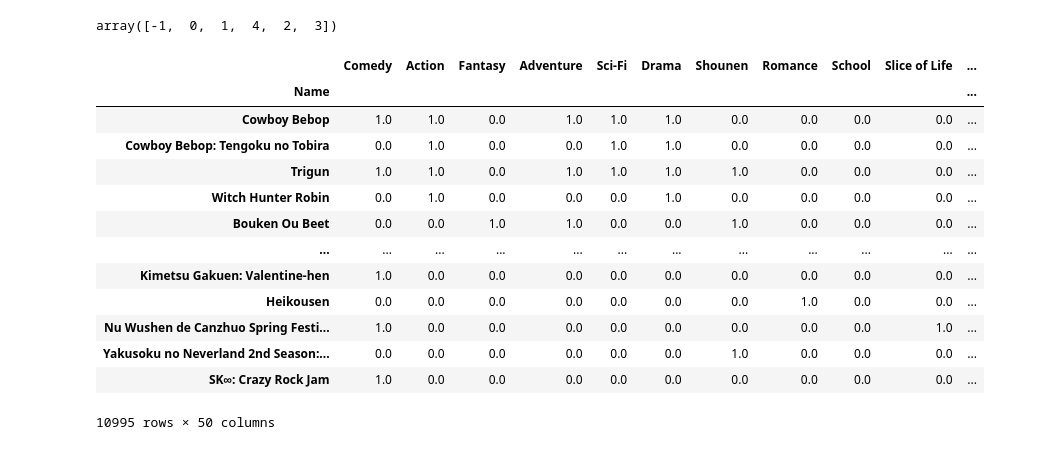
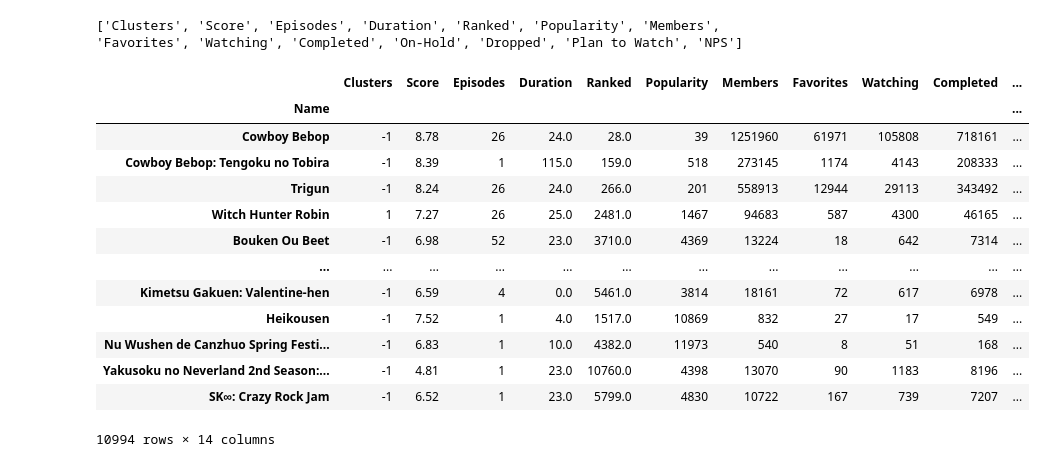
Before and after one commit to 1dimadim1/-PyLearn, a Jupyter notebook: HW2/HW2/HW2.2.ipynb, the cells around one changed output. Cells and saved outputs as stored; diff of their text form; code cells hidden in the pictures.

Commit message:
ENH: finalize clustering

```diff
--- a/HW2/HW2/HW2.2.ipynb
+++ b/HW2/HW2/HW2.2.ipynb
@@ -295,5 +378 @@ max     0.979055   0.416385       0.330833       3.0
-# %%
-norm_df['Clusters'].unique()
-# %% [output]
-array([-1,  0,  1,  4,  2,  3])
 # %%
@@ -329,37 +385,56 @@ genres.set_index('Name', inplace=True)
 genres.drop(columns = ['Genres'], inplace = True)
 genres.drop(columns = ['Score'], inplace = True)
 # %%
-for column in norm_df.columns.values:
-    genres[column] = norm_df[column]
+genres["Clusters"] = norm_df[column]
+for column in sorted_.columns.values:
+    genres[column] = sorted_[column]
+genres.drop(columns = ['Genres'], inplace = True)
 # %%
 new_df = sorted_.Genres.str.split(', ', expand=True).stack().value_counts().reset_index()
+#  new_df['Name'] =
+# new_df.columns = ['Name', 'Frequency']
+# # pd.set_option('display.max_rows', 15)
 
-new_df.columns = ['Name', 'Frequency']
-# pd.set_option('display.max_rows', 15)
-
-genresNames = new_df['Name']
-
-new_df.sort_values(by=['Frequency'], ascending=False)
-genres = pd.DataFrame(new_df['Name'])
-genres.set_index('Name', inplace=True)
-genres= genres.T
-genres[['Name', 'Genres', 'Score']] = sorted_[['Name', 'Genres', 'Score']]
-genres.set_index('Name', inplace=True)
+genresNames = new_df['index'].values
+notgenresNames = [item for item in genres.columns.values if item not in genresNames]
+# if 'Comedy' in genresNames:
+#     print(0)
+# for col in genresNames:
+#     if col in genres.columns:
+#         print(col)
+# for col in genres.columns:
+#     if col not in genresNames:
+#         print(col)
 # print(genres.columns.values)
+# print(genresNames)
+print(notgenresNames)
+# new_df
+# new_df.sort_values(by=['Frequency'], ascending=False)
+# genres = pd.DataFrame(new_df['Name'])
+# genres.set_index('Name', inplace=True)
+# genres= genres.T
+# genres[['Name', 'Genres', 'Score']] = sorted_[['Name', 'Genres', 'Score']]
+# genres.set_index('Name', inplace=True)
+# print(genres.columns.values)
+# %% [output]
+['Clusters', 'Score', 'Episodes', 'Duration', 'Ranked', 'Popularity', 'Members', 'Favorites', 'Watching', 'Completed', 'On-Hold', 'Dropped', 'Plan to Watch', 'NPS']
 # %%
-genres
+# ~genres[genresNames].index
+genres[notgenresNames]
+# genres[~genres[genresNames].index].columns
+# norm_df = norm_df[~norm_df.index.duplicated()]
 # %% [output]
-|  | Comedy | Action | Fantasy | Adventure | Sci-Fi | Drama | Shounen | Romance | School | Slice of Life | ... |
+|  | Clusters | Score | Episodes | Duration | Ranked | Popularity | Members | Favorites | Watching | Completed | ... |
 | Name |  |  |  |  |  |  |  |  |  |  | ... |
-| Cowboy Bebop | 1.0 | 1.0 | 0.0 | 1.0 | 1.0 | 1.0 | 0.0 | 0.0 | 0.0 | 0.0 | ... |
-| Cowboy Bebop: Tengoku no Tobira | 0.0 | 1.0 | 0.0 | 0.0 | 1.0 | 1.0 | 0.0 | 0.0 | 0.0 | 0.0 | ... |
-| Trigun | 1.0 | 1.0 | 0.0 | 1.0 | 1.0 | 1.0 | 1.0 | 0.0 | 0.0 | 0.0 | ... |
-| Witch Hunter Robin | 0.0 | 1.0 | 0.0 | 0.0 | 0.0 | 1.0 | 0.0 | 0.0 | 0.0 | 0.0 | ... |
-| Bouken Ou Beet | 0.0 | 0.0 | 1.0 | 1.0 | 0.0 | 0.0 | 1.0 | 0.0 | 0.0 | 0.0 | ... |
+| Cowboy Bebop | -1 | 8.78 | 26 | 24.0 | 28.0 | 39 | 1251960 | 61971 | 105808 | 718161 | ... |
+| Cowboy Bebop: Tengoku no Tobira | -1 | 8.39 | 1 | 115.0 | 159.0 | 518 | 273145 | 1174 | 4143 | 208333 | ... |
+| Trigun | -1 | 8.24 | 26 | 24.0 | 266.0 | 201 | 558913 | 12944 | 29113 | 343492 | ... |
+| Witch Hunter Robin | 1 | 7.27 | 26 | 25.0 | 2481.0 | 1467 | 94683 | 587 | 4300 | 46165 | ... |
+| Bouken Ou Beet | -1 | 6.98 | 52 | 23.0 | 3710.0 | 4369 | 13224 | 18 | 642 | 7314 | ... |
 | ... | ... | ... | ... | ... | ... | ... | ... | ... | ... | ... | ... |
-| Kimetsu Gakuen: Valentine-hen | 1.0 | 0.0 | 0.0 | 0.0 | 0.0 | 0.0 | 0.0 | 0.0 | 0.0 | 0.0 | ... |
-| Heikousen | 0.0 | 0.0 | 0.0 | 0.0 | 0.0 | 0.0 | 0.0 | 1.0 | 0.0 | 0.0 | ... |
-| Nu Wushen de Canzhuo Spring Festi... | 1.0 | 0.0 | 0.0 | 0.0 | 0.0 | 0.0 | 0.0 | 0.0 | 0.0 | 1.0 | ... |
-| Yakusoku no Neverland 2nd Season:... | 0.0 | 0.0 | 0.0 | 0.0 | 0.0 | 0.0 | 1.0 | 0.0 | 0.0 | 0.0 | ... |
-| SK∞: Crazy Rock Jam | 1.0 | 0.0 | 0.0 | 0.0 | 0.0 | 0.0 | 0.0 | 0.0 | 0.0 | 0.0 | ... |
+| Kimetsu Gakuen: Valentine-hen | -1 | 6.59 | 4 | 0.0 | 5461.0 | 3814 | 18161 | 72 | 617 | 6978 | ... |
+| Heikousen | -1 | 7.52 | 1 | 4.0 | 1517.0 | 10869 | 832 | 27 | 17 | 549 | ... |
+| Nu Wushen de Canzhuo Spring Festi... | -1 | 6.83 | 1 | 10.0 | 4382.0 | 11973 | 540 | 8 | 51 | 168 | ... |
+| Yakusoku no Neverland 2nd Season:... | -1 | 4.81 | 1 | 23.0 | 10760.0 | 4398 | 13070 | 90 | 1183 | 8196 | ... |
+| SK∞: Crazy Rock Jam | -1 | 6.52 | 1 | 23.0 | 5799.0 | 4830 | 10722 | 167 | 739 | 7207 | ... |
-10995 rows × 50 columns
+10994 rows × 14 columns
```
Also changed, not shown: parts of 44 cells of this notebook, 1 other file.
